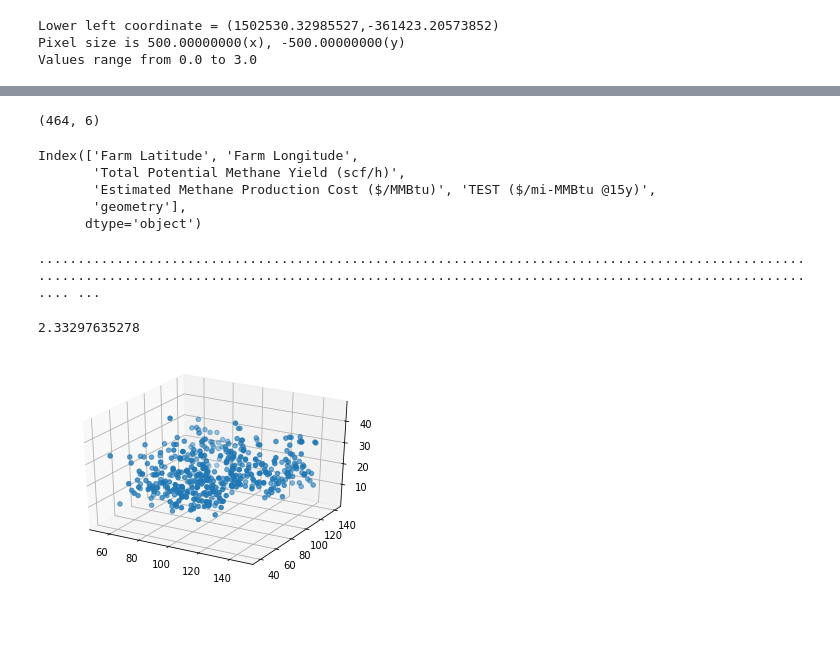
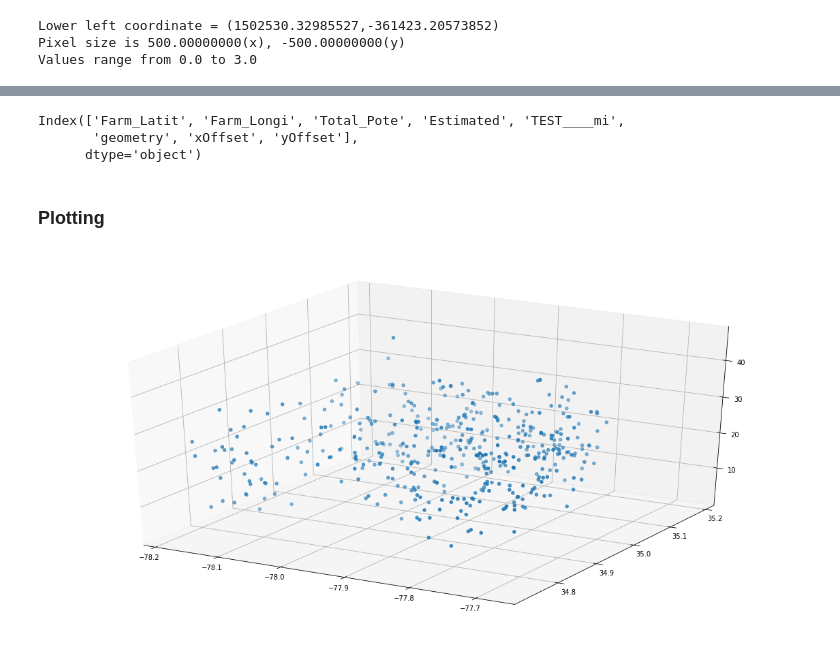
Before and after one commit to ENV859/BioGas_optimization, a Jupyter notebook: scripts/Create-Cost-Stack.ipynb, the cells around one changed output, grey strips where cells are left out. Cells and saved outputs as stored; diff of their text form; code cells hidden in the pictures; blank space fills up the shorter version.

Commit message:
Adds more documentation; tweaks visuals

```diff
--- a/scripts/Create-Cost-Stack.ipynb
+++ b/scripts/Create-Cost-Stack.ipynb
@@ -66,15 +61,14 @@ gdfBG.to_file('../data/DuplinSites_LL.shp')
 # %%
 #Re-project the points to match the raster (takes a moment...)
-gdf2 = gdfBG.to_crs(ds_prj)
-#gdf2 = gpd.read_file('../data/DuplinSites_Prj.shp')
-gdf2.shape
+#gdfBG_prj = gdfBG.to_crs(ds_prj)
+gdfBG_prj = gpd.read_file('../data/DuplinSites_Prj.shp')            #Alternatively, read in a saved, projected version
-# %% [output]
-(464, 6)
+# %%
+#Add columns for xOffset (columns) and yOffset (rows)
+gdfBG_prj['xOffset'] = gdfBG_prj['geometry'].apply(lambda x: int(((x.x - llx)/x_size)))
+gdfBG_prj['yOffset'] = gdfBG_prj['geometry'].apply(lambda x: int(((x.y - lly)/y_size)))
 # %%
-gdf2.columns
+gdfBG_prj.columns
 # %% [output]
-Index(['Farm Latitude', 'Farm Longitude',
-       'Total Potential Methane Yield (scf/h)',
-       'Estimated Methane Production Cost ($/MMBtu)', 'TEST ($/mi-MMBtu @15y)',
-       'geometry'],
+Index(['Farm_Latit', 'Farm_Longi', 'Total_Pote', 'Estimated', 'TEST____mi',
+       'geometry', 'xOffset', 'yOffset'],
       dtype='object')
@@ -81,17 +96,16 @@ Index(['Farm Latitude', 'Farm Longitude',
 # %%
-#Iterate through all records and create a cost distance raster
+#Iterate through all biogas site rows and create a cost distance raster
 cd_arrays = []
 
-for i,r in gdf2.iterrows():
-    print(".",end='')
-    x = r.geometry.x
-    y = r.geometry.y
-    z = r[-2] / 1609.34 * 10#Convert from miles to meters
-    base_cost = r[-3]
+for i,r in gdfBG_prj.iterrows():
+    x = r.geometry.x    #Get the X coordinate
+    y = r.geometry.y    #Get the Y coordinate
+    z = r[-2] / 1609.34 #Get the pipeline cost (2nd to last col) & convert from $/mile to $/meter
+    base_cost = r[-3]   #Get the base production cost (3rd to last col)
 
-    #Get array index from lat long
-    xOffset = int(((x - llx)/x_size))
-    yOffset = int(((y - lly)/y_size))
+    #Get array index from coordinates
+    xOffset = int(((x - llx)/x_size)) #Convert the X coordinate to the column value
+    yOffset = int(((y - lly)/y_size)) #Convert the Y coordinate to the row value
 
     #Create the minimum cost path (MCP) surface
     lc_graph = graph.MCP_Geometric(arrCost * z , sampling=(x_size,y_size))
@@ -104,8 +118,6 @@ for i,r in gdf2.iterrows():
 
 #Create a stack of all arrays
 arrStack =np.stack(cd_arrays)
-# %% [output]
-........................................................................................................................................................................................................ ...
 # %%
 #Export lowest cost farm to geotiff
 bands,height,width = arrStack.shape
@@ -120,25 +132,23 @@ dsOut.SetGeoTransform (ds.GetGeoTransform())
 dsOut.SetProjection(ds_prj)
 dsOut.FlushCache()
 # %%
-#Export min of all rasters to geotiff
+#Create an array of the min of all surfaces and export to geotiff
 
 #Reduce to minimum costs
 arrMin = np.amin(arrStack,axis=0)
-print(arrMin.min())
+
+#Assign -9999.9 to no data cells (where arrCost is Max)
+arrMin[arrCost == arrCost.max()] = -9999.9
 
 #Create the data source object
 bands,height,width = arrStack.shape
 drv = gdal.GetDriverByName("GTiff")
-dsOut = drv.Create('../scratch/min_cost_surface.tif',width,height,1,gdal.GDT_Float32)
+dsOut = drv.Create('../data/processed/min_cost_surface.tif',width,height,1,gdal.GDT_Float32)
+dsOut.SetGeoTransform (ds.GetGeoTransform())  #Set the pixel size, offset, and warp
+dsOut.SetProjection(ds_prj)                   #Define the coordinate system
 
-#Set no data values
-arrMin[arrCost == 10] = -9999.9
 
 #Write to the data source object
-dsOut.GetRasterBand(1).WriteArray(arrMin)
-dsOut.SetGeoTransform (ds.GetGeoTransform())
-dsOut.SetProjection(ds_prj)
-dsOut.GetRasterBand(1).SetNoDataValue(-9999.9)
+dsOut.GetRasterBand(1).WriteArray(arrMin)      #Write the data to the 1st band
+dsOut.GetRasterBand(1).SetNoDataValue(-9999.9) #Assign NoData values
 dsOut.FlushCache()
-# %% [output]
-2.33297635278
@@ -149,9 +155,9 @@ dfBG['yOffset'] = gdf2['geometry'].apply(lambda x: int(((x.y - lly)/y_size)))
+# %% [markdown]
+### Plotting
 # %%
 #Build 3d array of base cost values
-fig = plt.figure()
+fig = plt.figure(figsize=(20,10))
 ax = fig.add_subplot(111, projection='3d')
-ax.scatter3D(dfBG.xOffset,dfBG.yOffset,dfBG['Estimated Methane Production Cost ($/MMBtu)'], cmap='ocean')
-
-plt.show()
+ax.scatter3D(gdfBG_prj.iloc[:,1],gdfBG_prj.iloc[:,0],gdfBG_prj.iloc[:,3], cmap='ocean');
 # %% [output]
-[figure, old version]
+[figure, new version]
```
Also changed, not shown: parts of 16 cells of this notebook.
